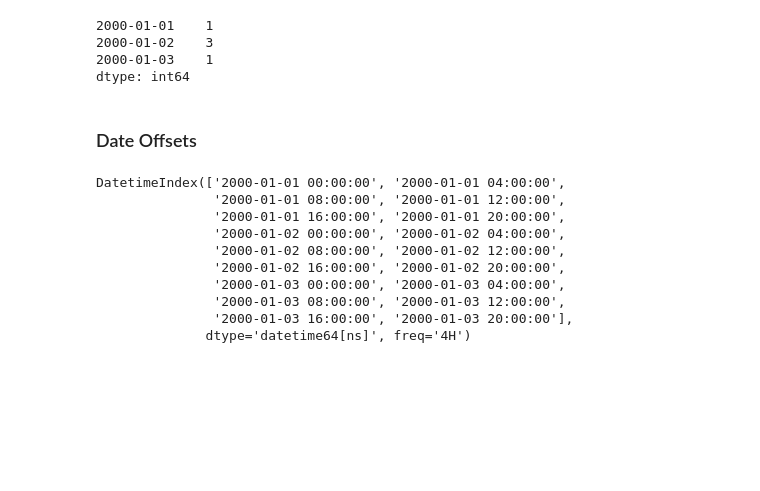
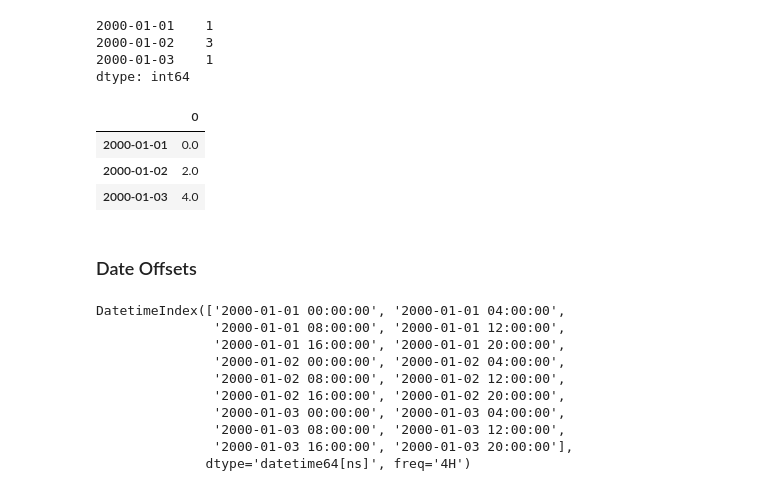
Before and after one commit to alfonso-santos/Intro-Python-Finanzas-2023, a Jupyter notebook: 5_series_temporales/5_2_indexación_rangos.ipynb, the cells around one changed output. Saved outputs shown, nothing was run; the diff lists cells and outputs as text; code cells hidden in the pictures; blank space fills up the shorter version.

```diff
--- a/5_series_temporales/5_2_indexación_rangos.ipynb
+++ b/5_series_temporales/5_2_indexación_rangos.ipynb
@@ -419,5 +485,14 @@ grouped.count()
 2000-01-02    3
 2000-01-03    1
 dtype: int64
+# %%
+# Get new dataframe from grouped
+grouped_df = pd.DataFrame(grouped.mean())
+grouped_df
+# %% [output]
+|  | 0 |
+| 2000-01-01 | 0.0 |
+| 2000-01-02 | 2.0 |
+| 2000-01-03 | 4.0 |
 # %% [markdown]
 ### Date Offsets
```
Also changed, not shown: parts of 19 cells of this notebook.
